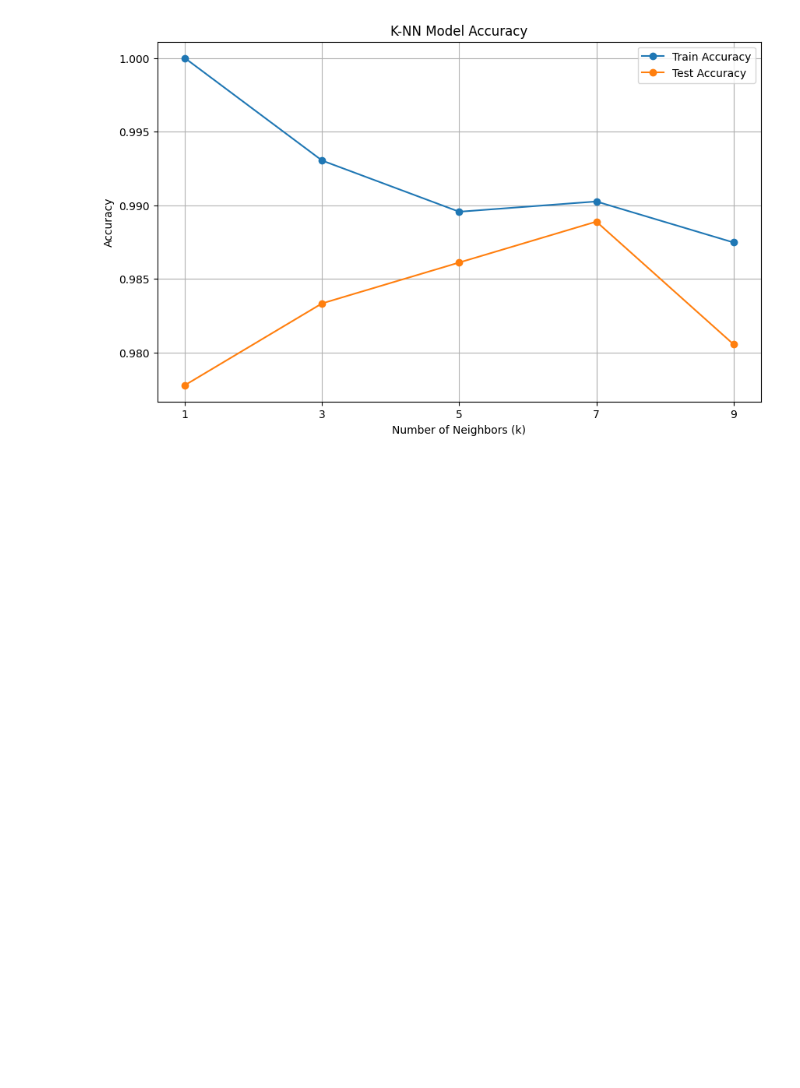
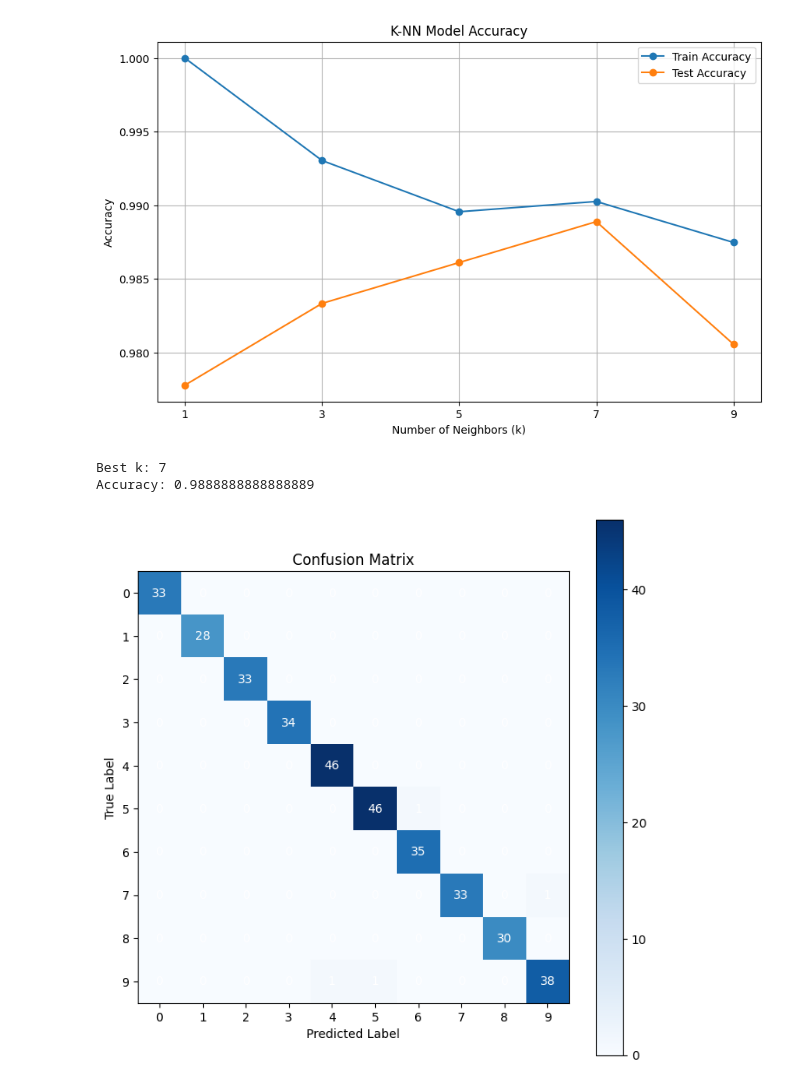
Before and after one commit to xDweeb/IA-CMC, a Jupyter notebook: 0x12 Machine Learning/0x06 K-NN (K plus proches voisins )/exp-with-graph.ipynb, the cells around one changed output. Cells and saved outputs as stored; diff of their text form; code cells hidden in the pictures; blank space fills up the shorter version.

```diff
--- a/0x12 Machine Learning/0x06 K-NN (K plus proches voisins )/exp-with-graph.ipynb
+++ b/0x12 Machine Learning/0x06 K-NN (K plus proches voisins )/exp-with-graph.ipynb
@@ -54,3 +54,37 @@ test_scores.append(test_accuracy)  # Ajouter la précision sur les données de t
 # Dans cette partie, vous ajoutez à nouveau les mêmes précisions calculées ci-dessus, ce qui double la taille des listes train_scores et test_scores
 train_scores.append(train_accuracy)  #
 test_scores.append(test_accuracy)  #
+# %%
+# Choisir le meilleur k
+best_k = k_values[np.argmax(test_scores)]
+print(f"Best k: {best_k}")
+
+# Entraîner le modèle K-NN avec le meilleur k
+best_knn = KNeighborsClassifier(n_neighbors=best_k)
+best_knn.fit(X_train, y_train)
+
+# Prédire sur les données de test
+y_pred = best_knn.predict(X_test)
+
+# Calculer la précision
+accuracy = accuracy_score(y_test, y_pred)
+print(f"Accuracy: {accuracy}")
+
+# Afficher la matrice de confusion
+conf_matrix = confusion_matrix(y_test, y_pred)
+plt.figure(figsize=(8, 8))
+plt.imshow(conf_matrix, cmap=plt.cm.Blues)
+plt.title('Confusion Matrix')
+plt.colorbar()
+plt.xlabel('Predicted Label')
+plt.ylabel('True Label')
+plt.xticks(np.arange(10), labels=np.arange(10))
+plt.yticks(np.arange(10), labels=np.arange(10))
+for i in range(10):
+    for j in range(10):
+        plt.text(j, i, conf_matrix[i, j], ha='center', va='center', color='white')
+plt.show()
+# %% [output]
+Best k: 7
+Accuracy: 0.9888888888888889
+[figure, added]
```
